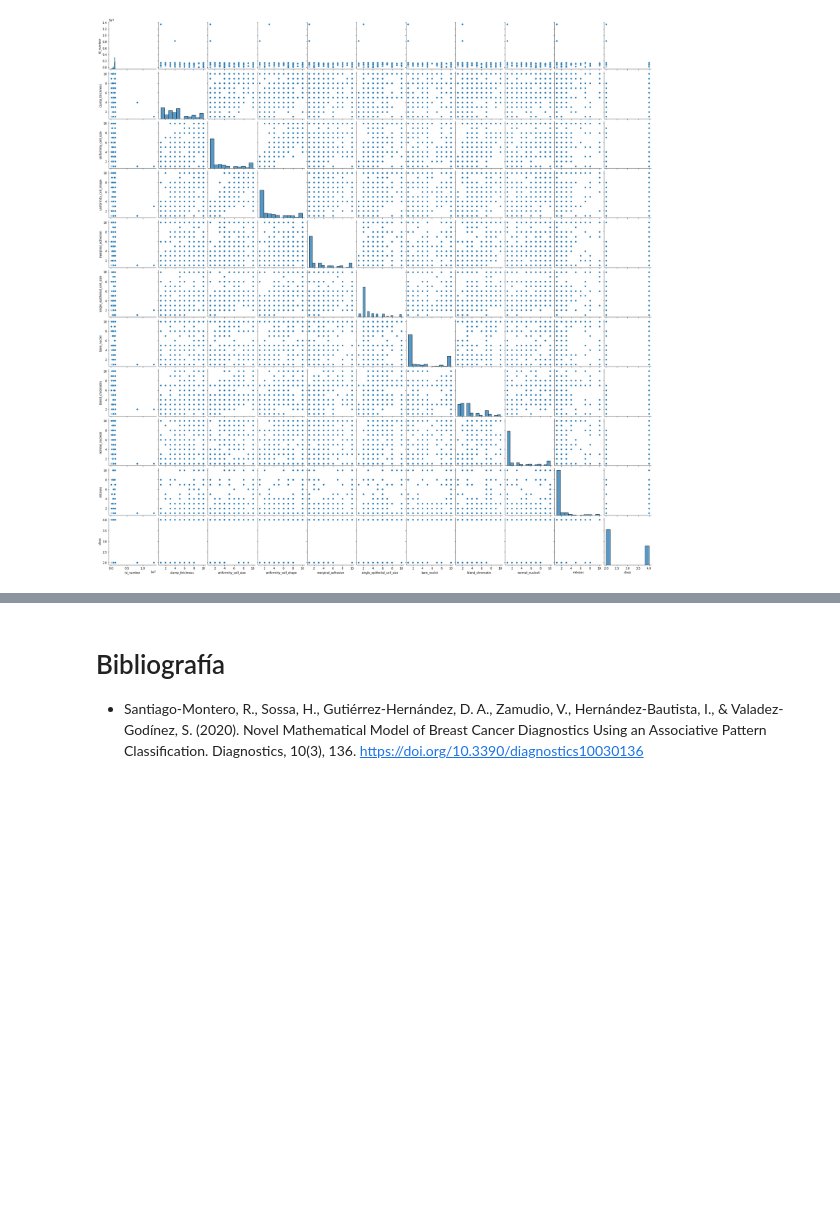
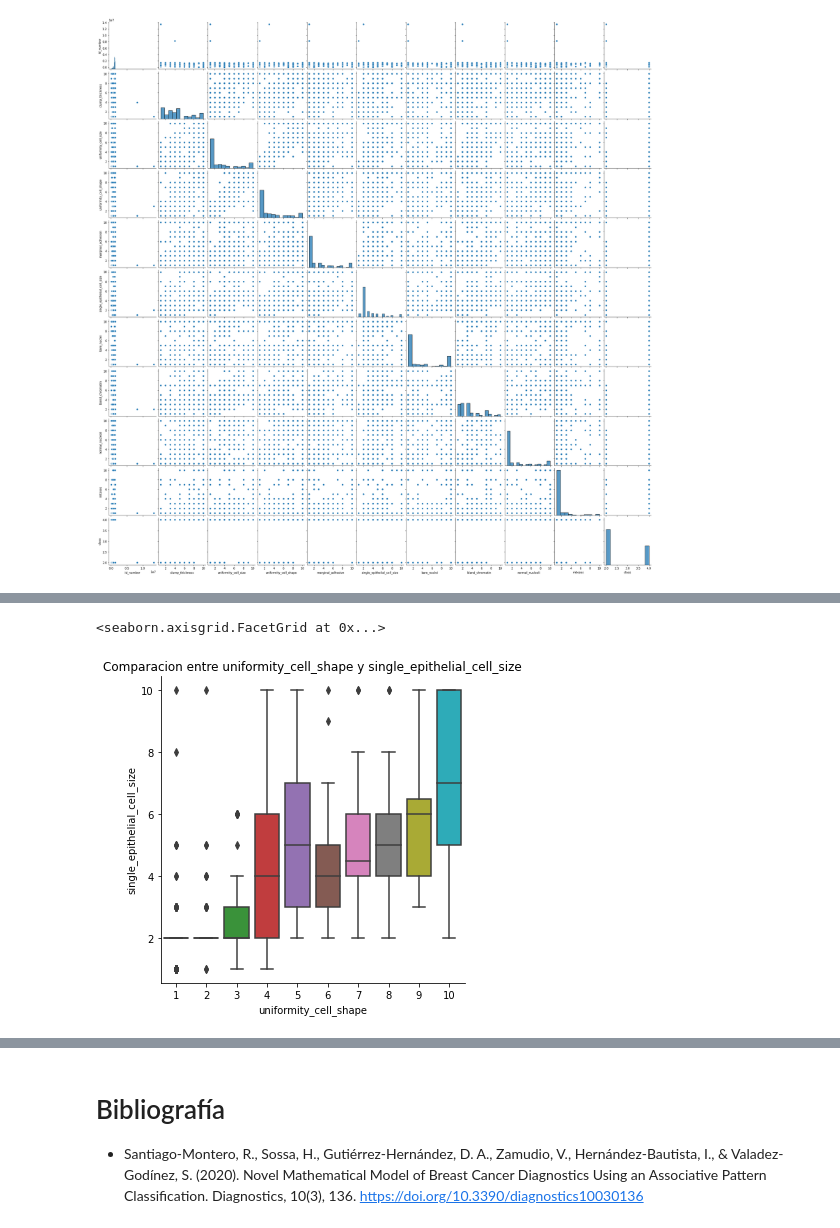
Before and after one commit to unclepete-20/lab2-md-clasificacion, a Jupyter notebook: lab2_clasificacion.ipynb, the cells around one changed output, grey strips where cells are left out. Drawn from its saved outputs; the diff is of its cells as text; code cells hidden in the pictures; blank space fills up the shorter version.

```diff
--- a/lab2_clasificacion.ipynb
+++ b/lab2_clasificacion.ipynb
@@ -196,0 +202,5 @@ sns.histplot(data, x='clump_thickness').set(title="Conteo de clump_thickness por
+# %%
+sns.catplot(data=data, x="uniformity_cell_shape", y="single_epithelial_cell_size", kind="box").set(title='Comparacion entre uniformity_cell_shape y single_epithelial_cell_size')
+# %% [output]
+<seaborn.axisgrid.FacetGrid at 0x...>
+[figure, added]
```
Also changed, not shown: parts of 16 cells of this notebook.
